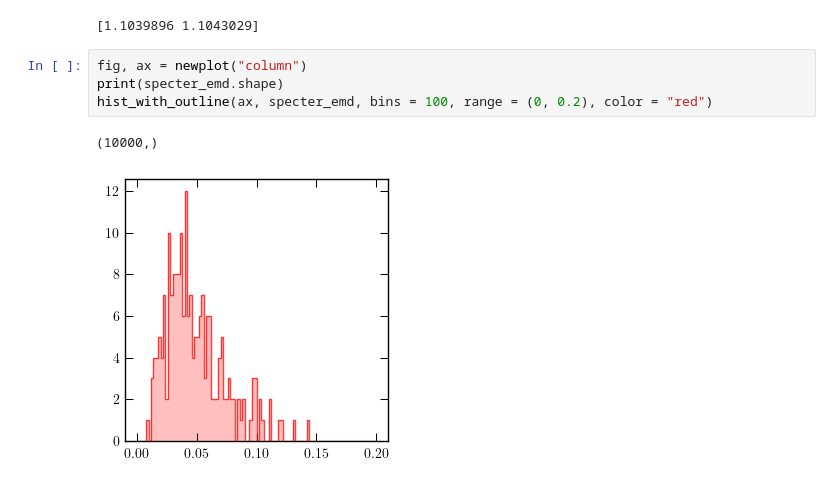
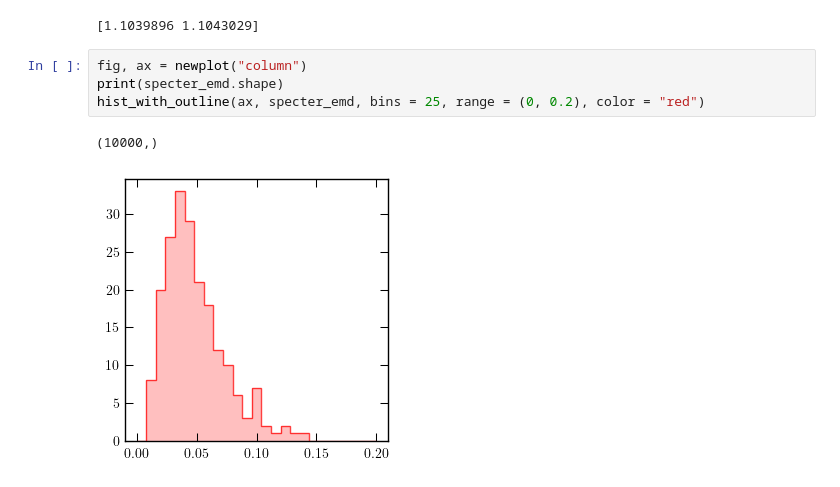
Before and after one commit to rikab/SPECTER, a Jupyter notebook: Studies/isotropy.ipynb, the cells around one changed output. Cells and saved outputs as stored; diff of their text form.

```diff
--- a/Studies/isotropy.ipynb
+++ b/Studies/isotropy.ipynb
@@ -184,7 +193,7 @@ print(test_emd * 2)
 # %%
 fig, ax = newplot("column")
 print(specter_emd.shape)
-hist_with_outline(ax, specter_emd, bins = 100, range = (0, 0.2), color = "red")
+hist_with_outline(ax, specter_emd, bins = 25, range = (0, 0.2), color = "red")
 # %% [output]
 (10000,)
-[figure, old version]
+[figure, new version]
```
Also changed, not shown: parts of 4 cells of this notebook, 6 other files.
